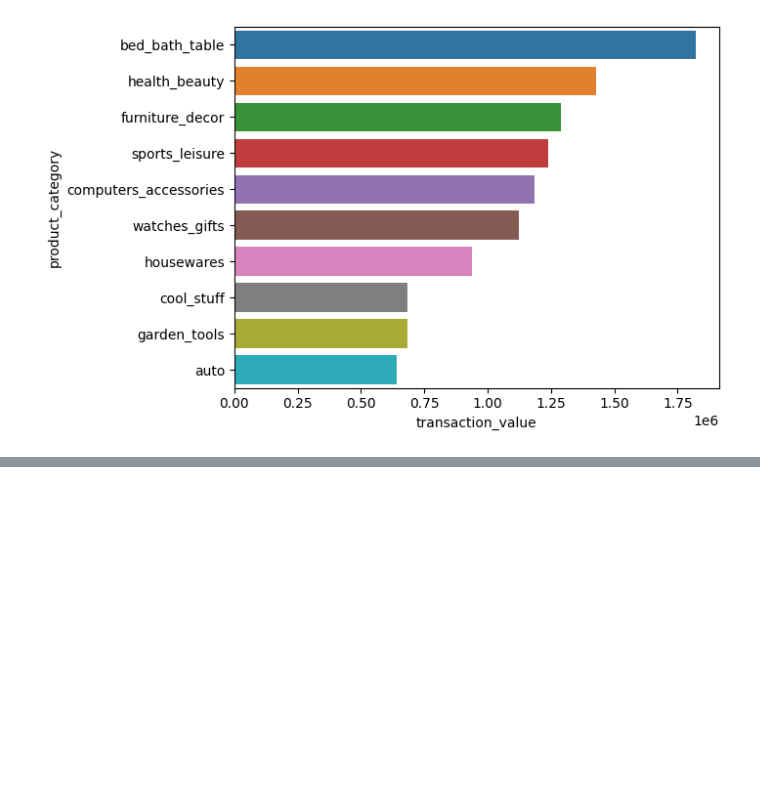
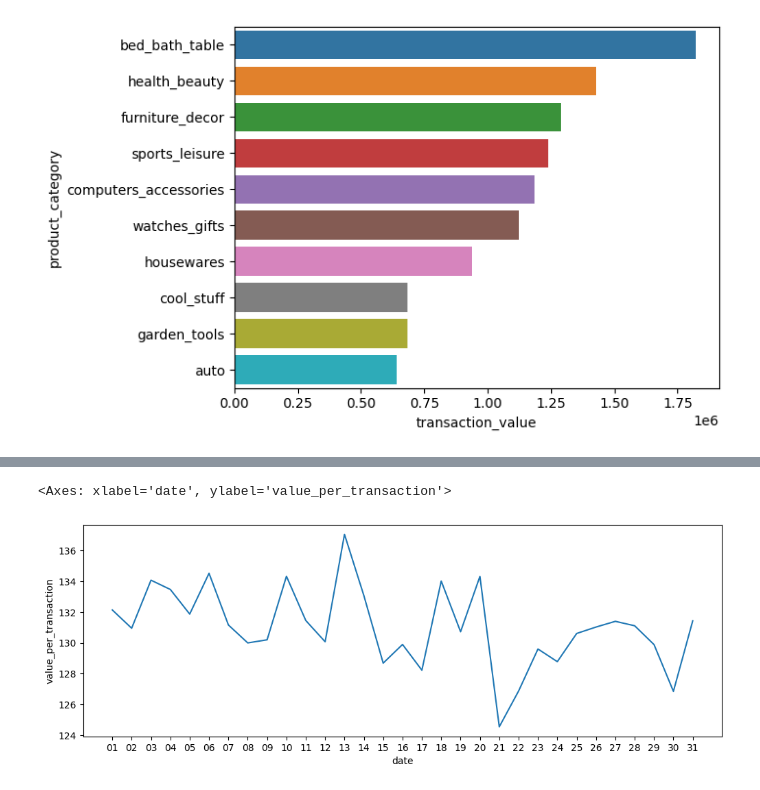
Before and after one commit to bagusfarisa/olist-data-wrangling, a Jupyter notebook: olist.ipynb, the cells around one changed output, grey strips where cells are left out. Saved outputs shown, nothing was run; the diff lists cells and outputs as text; code cells hidden in the pictures; blank space fills up the shorter version.

Commit message:
add: n of order analysis

```diff
--- a/olist.ipynb
+++ b/olist.ipynb
@@ -1141,0 +1118,19 @@ sns.barplot(data=df_trans_val_by_cat, x="transaction_value", y="product_category
+# %%
+# Find the fav day
+query_fav_date_to_shop = """
+SELECT
+    strftime('%d', o.order_purchase_timestamp) AS date,
+    SUM(op.payment_value)/COUNT(o.order_id) AS value_per_transaction
+    FROM
+        df_order AS o
+    INNER JOIN
+        df_order_payments AS op ON o.order_id = op.order_id
+    GROUP BY
+        strftime('%d', o.order_purchase_timestamp)
+    ORDER BY
+        date ASC
+"""
+
+
+df_fav_date_to_shop = ps.sqldf(query_fav_date_to_shop, locals())
+df_fav_date_to_shop
@@ -1141,0 +1155,9 @@ sns.barplot(data=df_trans_val_by_cat, x="transaction_value", y="product_category
+# %%
+# Plot as a line plot
+a4_dims = (12, 4)
+data = df_fav_date_to_shop
+fig, ax = plt.subplots(figsize=a4_dims)
+sns.lineplot(ax=ax, data=data, x="date", y="value_per_transaction")
+# %% [output]
+<Axes: xlabel='date', ylabel='value_per_transaction'>
+[figure, added]
```
Also changed, not shown: parts of 34 cells of this notebook, 1 other file.
